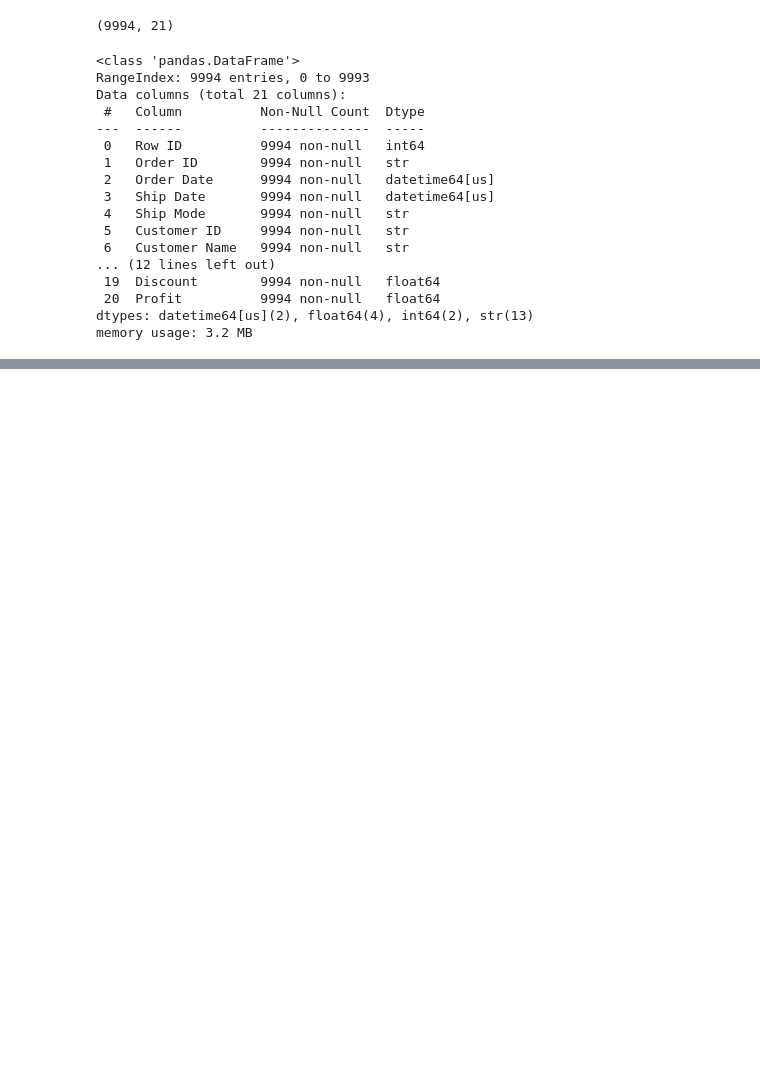
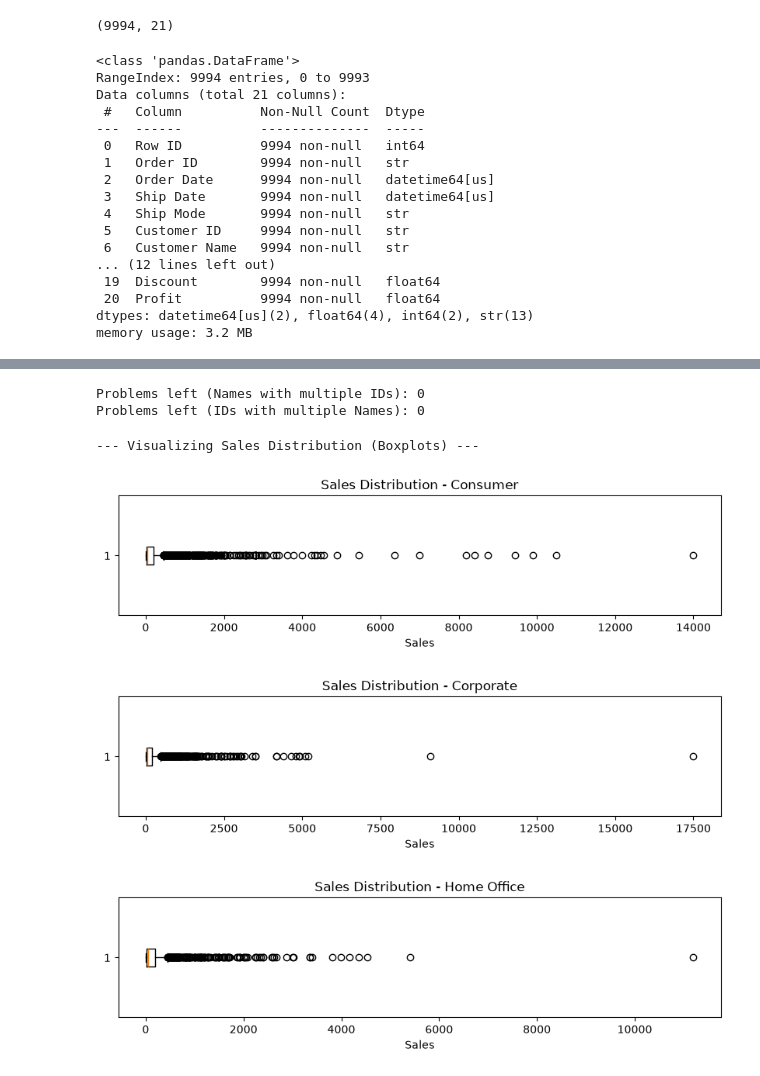
Before and after one commit to safyso/Mini-Project-001, a Jupyter notebook: data_cleaning.ipynb, the cells around one changed output, grey strips where cells are left out. Saved outputs shown, nothing was run; the diff lists cells and outputs as text; code cells hidden in the pictures; blank space fills up the shorter version.

Commit message:
Final updates to visualizations and executive summary

```diff
--- a/data_cleaning.ipynb
+++ b/data_cleaning.ipynb
@@ -81,0 +198,4 @@ df_raw.shape
+# %%
+# Selecting all the 'category' columns
+category_col = df_raw.select_dtypes('category').columns.tolist()
+category_col
@@ -81,0 +210,3 @@ df_raw.shape
+# %%
+for col in category_col:
+    print(col, "->", df[col].unique())
@@ -82,7 +231,7 @@ df_raw.shape
 # %%
 # Clean and standardize text columns (strip extra spaces and apply title case)
 def clean_text_columns(data):
-    string_cols = data.select_dtypes("str").columns.tolist()
+    string_cols = data.select_dtypes(include=['category', 'object']).columns.tolist()
     for col in string_cols:
         data[col] = data[col].str.strip().str.title()
     return data
@@ -212,0 +284,39 @@ Sanity checks passed successfully! All values are within logical bounds.
+# %%
+# 1. Unify Product Names for each Product ID (maps the first occurring name to the ID)
+id_to_name_mapping = df_raw.groupby('Product ID')['Product Name'].first()
+df_raw['Product Name'] = df_raw['Product ID'].map(id_to_name_mapping)
+
+# 2. Unify Product IDs for each Product Name (maps the first occurring ID to the name)
+name_to_id_mapping = df_raw.groupby('Product Name')['Product ID'].first()
+df_raw['Product ID'] = df_raw['Product Name'].map(name_to_id_mapping)
+
+# 3. Final verification to ensure data consistency (expecting 0 problems left)
+final_name_check = df_raw.groupby('Product Name')['Product ID'].nunique()
+final_id_check = df_raw.groupby('Product ID')['Product Name'].nunique()
+
+print(f"Problems left (Names with multiple IDs): {len(final_name_check[final_name_check > 1])}")
+print(f"Problems left (IDs with multiple Names): {len(final_id_check[final_id_check > 1])}")
+# %% [output]
+Problems left (Names with multiple IDs): 0
+Problems left (IDs with multiple Names): 0
+# %%
+import matplotlib.pyplot as plt
+
+print("--- Visualizing Sales Distribution (Boxplots) ---")
+segments = ['Consumer', 'Corporate', 'Home Office']
+
+for segment in segments:
+    # Filter for positive profit to analyze successful orders
+    mask = (df_raw["Segment"] == segment) & (df_raw["Profit"] >= 0)
+    segment_sales = df_raw[mask]
+
+    plt.figure(figsize=(10, 2))
+    plt.boxplot(segment_sales["Sales"], vert=False)
+    plt.title(f"Sales Distribution - {segment}")
+    plt.xlabel("Sales")
+    plt.show()
+# %% [output]
+--- Visualizing Sales Distribution (Boxplots) ---
+[figure, added]
+[figure, added]
+[figure, added]
```
Also changed, not shown: parts of 32 cells of this notebook, 5 other files.
